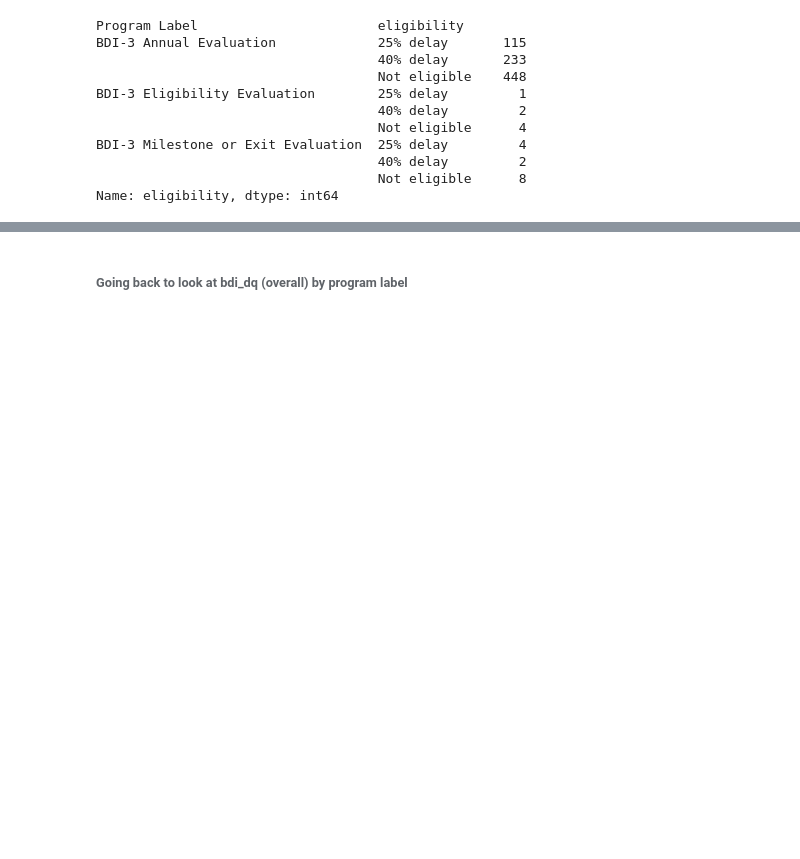
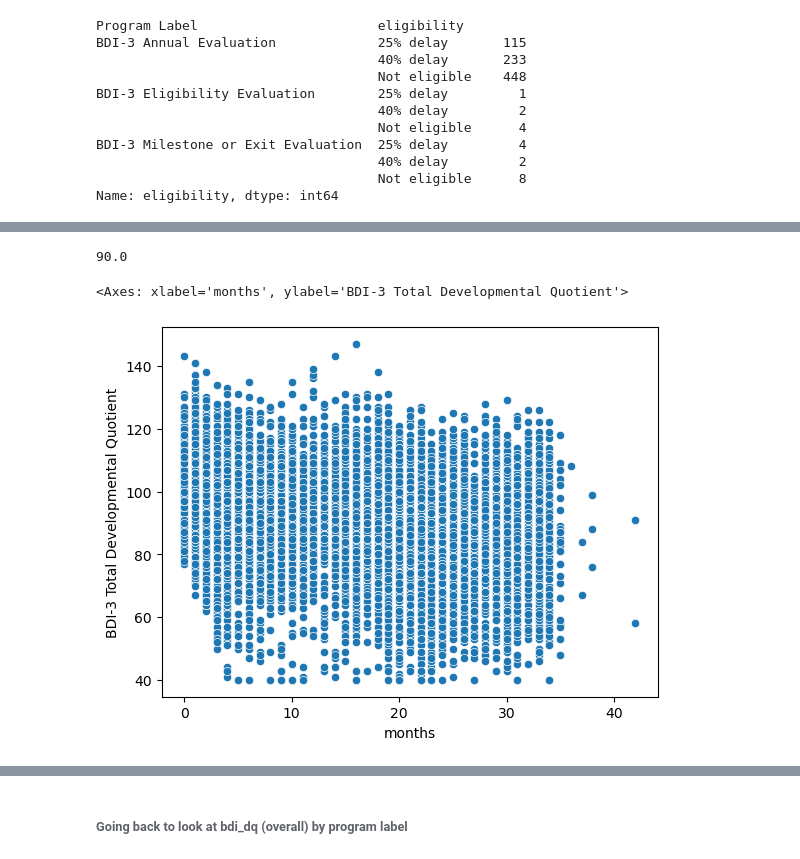
Before and after one commit to NSS-Data-Analytics-Cohort-10/teis-labracoders, a Jupyter notebook: notebooks/eda_2.ipynb, the cells around one changed output, grey strips where cells are left out. Saved outputs shown, nothing was run; the diff lists cells and outputs as text; code cells hidden in the pictures; blank space fills up the shorter version.

```diff
--- a/notebooks/eda_2.ipynb
+++ b/notebooks/eda_2.ipynb
@@ -669,0 +691,4 @@ Name: eligibility, dtype: int64
+# %%
+bdi_eli_eval=bdi_dq.loc[bdi_dq['Program Label']=='BDI-3 Eligibility Evaluation']
+bdi_eli_eval=bdi_eli_eval.reset_index().drop(columns=['index'])
+bdi_eli_eval=bdi_eli_eval.iloc[:,[5,6,7]]
@@ -669,0 +707,9 @@ Name: eligibility, dtype: int64
+# %%
+bdi_eli_eval['BDI-3 Total Developmental Quotient'].median()
+# %% [output]
+90.0
+# %%
+sns.scatterplot(data=bdi_eli_eval,x='months',y='BDI-3 Total Developmental Quotient')
+# %% [output]
+<Axes: xlabel='months', ylabel='BDI-3 Total Developmental Quotient'>
+[figure, added]
```
Also changed, not shown: parts of 23 cells of this notebook.
